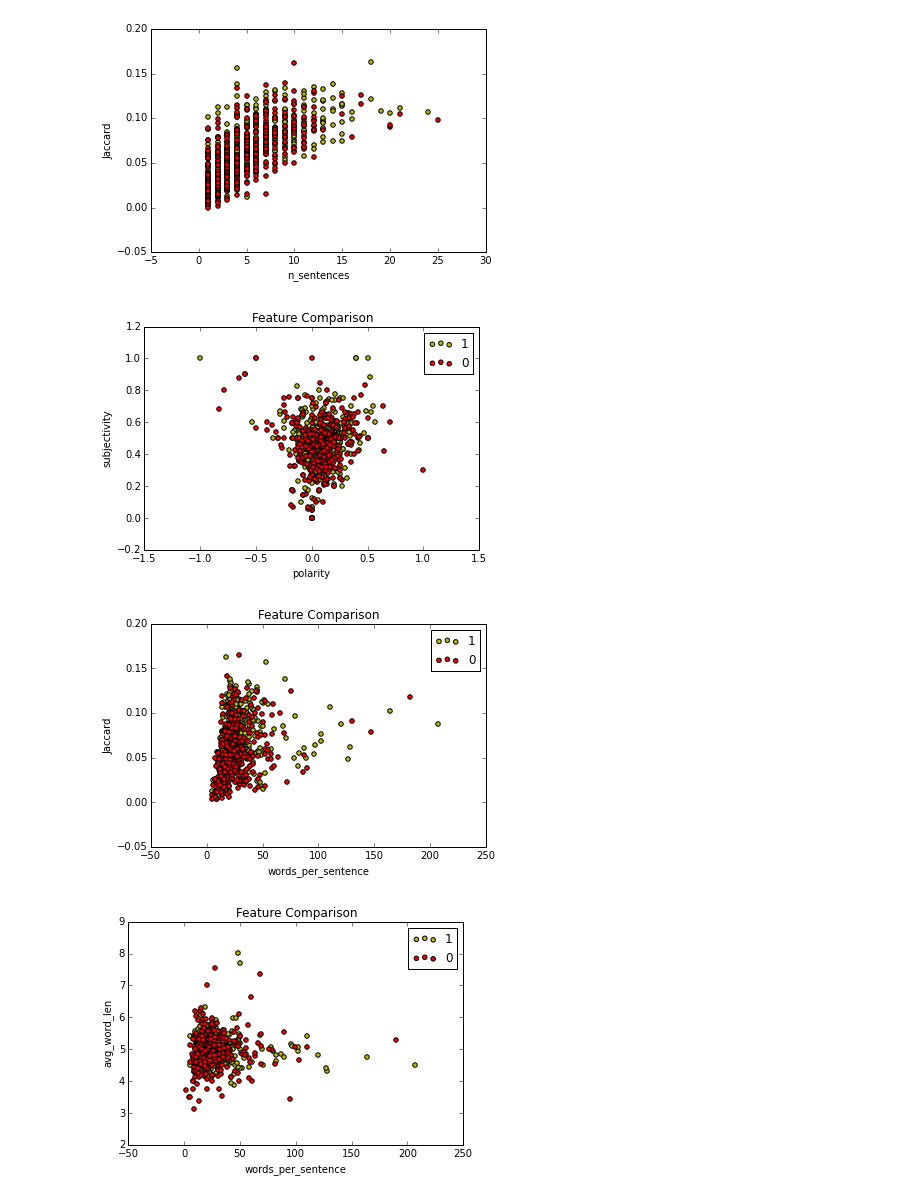
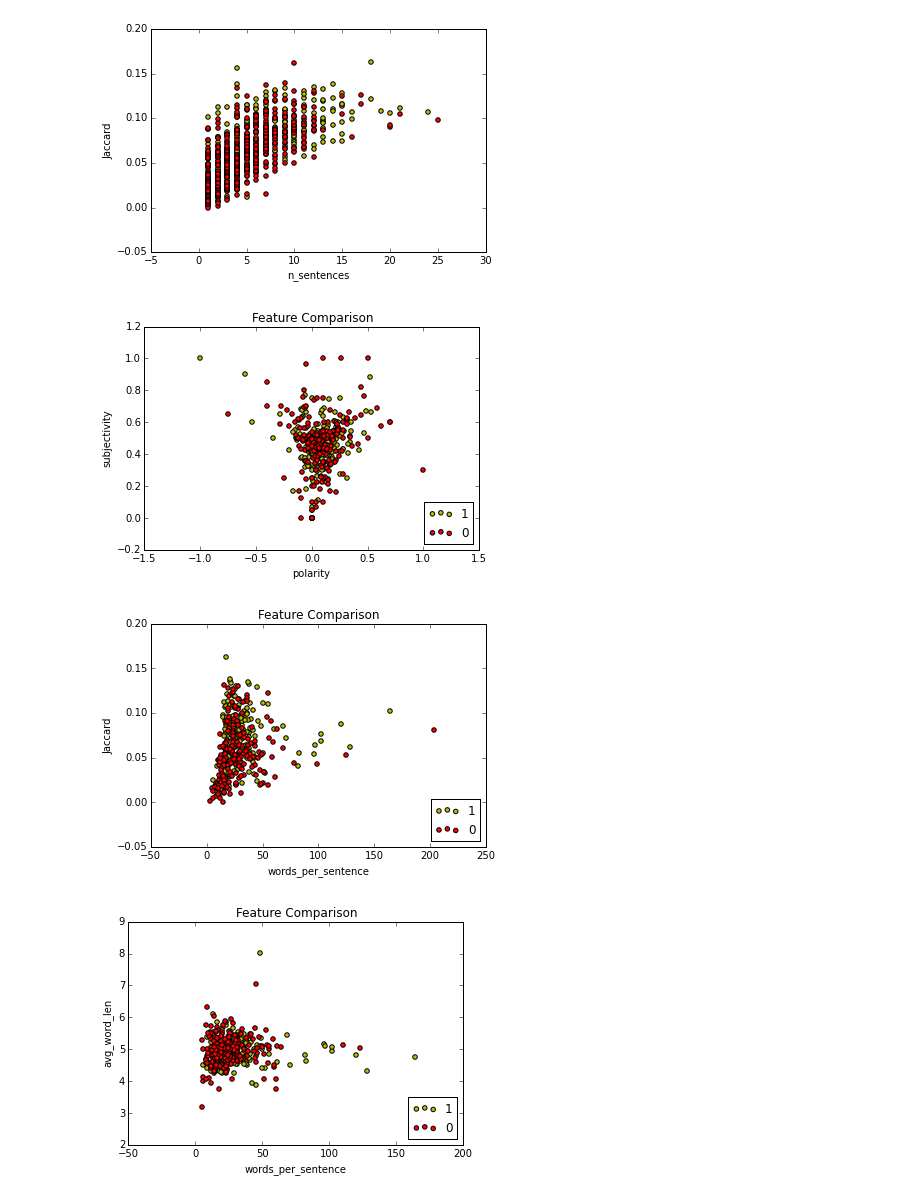
Before and after one commit to johnnyg12791/224u_project, a Jupyter notebook: database/John's Graphs (Local Machine DB).ipynb, the cells around one changed output. Saved outputs shown, nothing was run; the diff lists cells and outputs as text; code cells hidden in the pictures.

```diff
--- a/database/John's Graphs (Local Machine DB).ipynb
+++ b/database/John's Graphs (Local Machine DB).ipynb
@@ -312,14 +312,14 @@ build_graph_for_features("n_sentences", "Jaccard", 400)
 # %% [output]
 [figure]
 # %%
-build_graph_for_features("polarity", "subjectivity", 400)
+build_graph_for_features("polarity", "subjectivity", 200)
 # %% [output]
-[figure, old version]
+[figure, new version]
 # %%
-build_graph_for_features("words_per_sentence", "Jaccard", 400)
+build_graph_for_features("words_per_sentence", "Jaccard", 200)
 # %% [output]
-[figure, old version]
+[figure, new version]
 # %%
-build_graph_for_features("words_per_sentence", "avg_word_len", 400)
+build_graph_for_features("words_per_sentence", "avg_word_len", 200)
 # %% [output]
-[figure, old version]
+[figure, new version]
```
Also changed, not shown: parts of 2 cells of this notebook, 4 other files.
